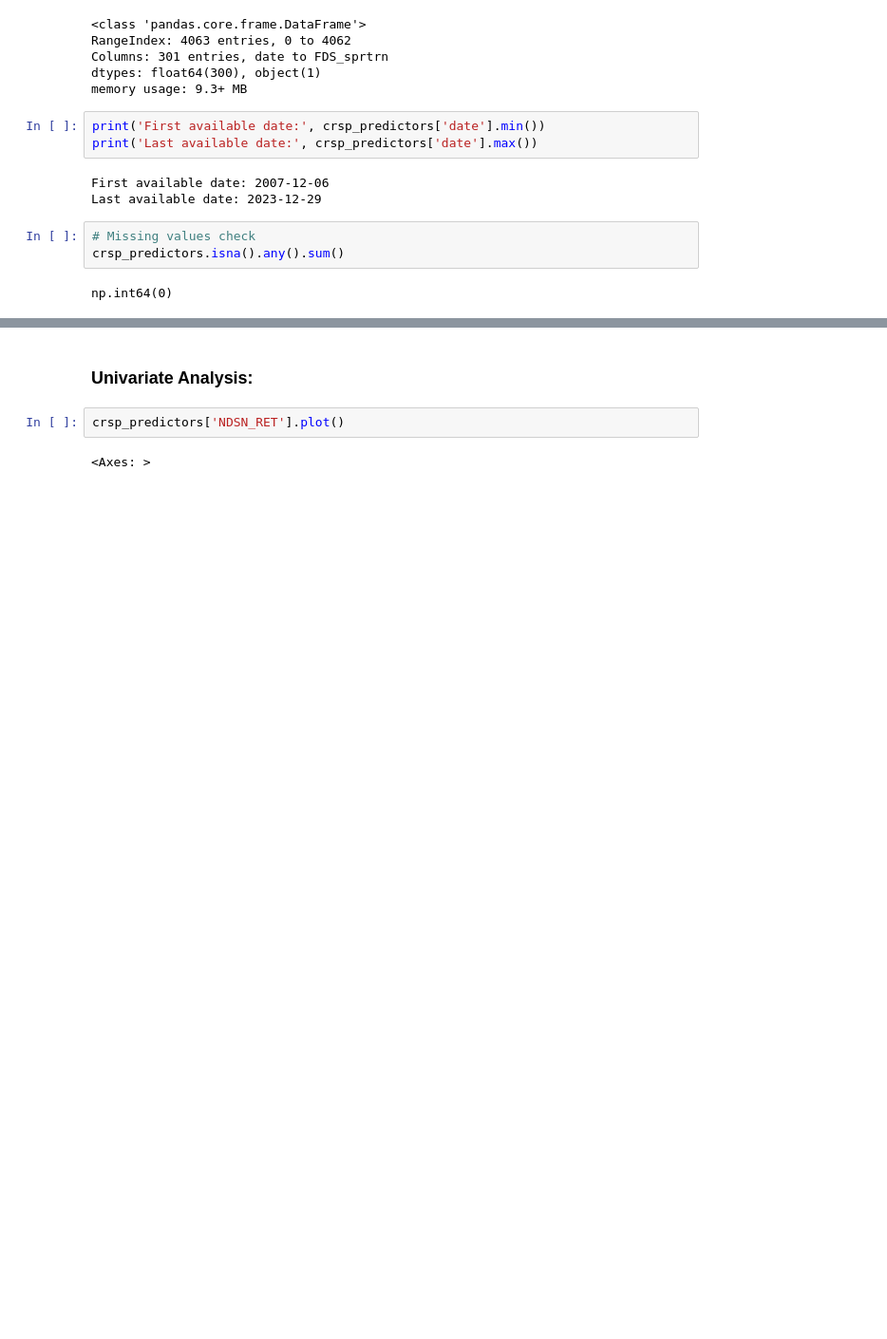
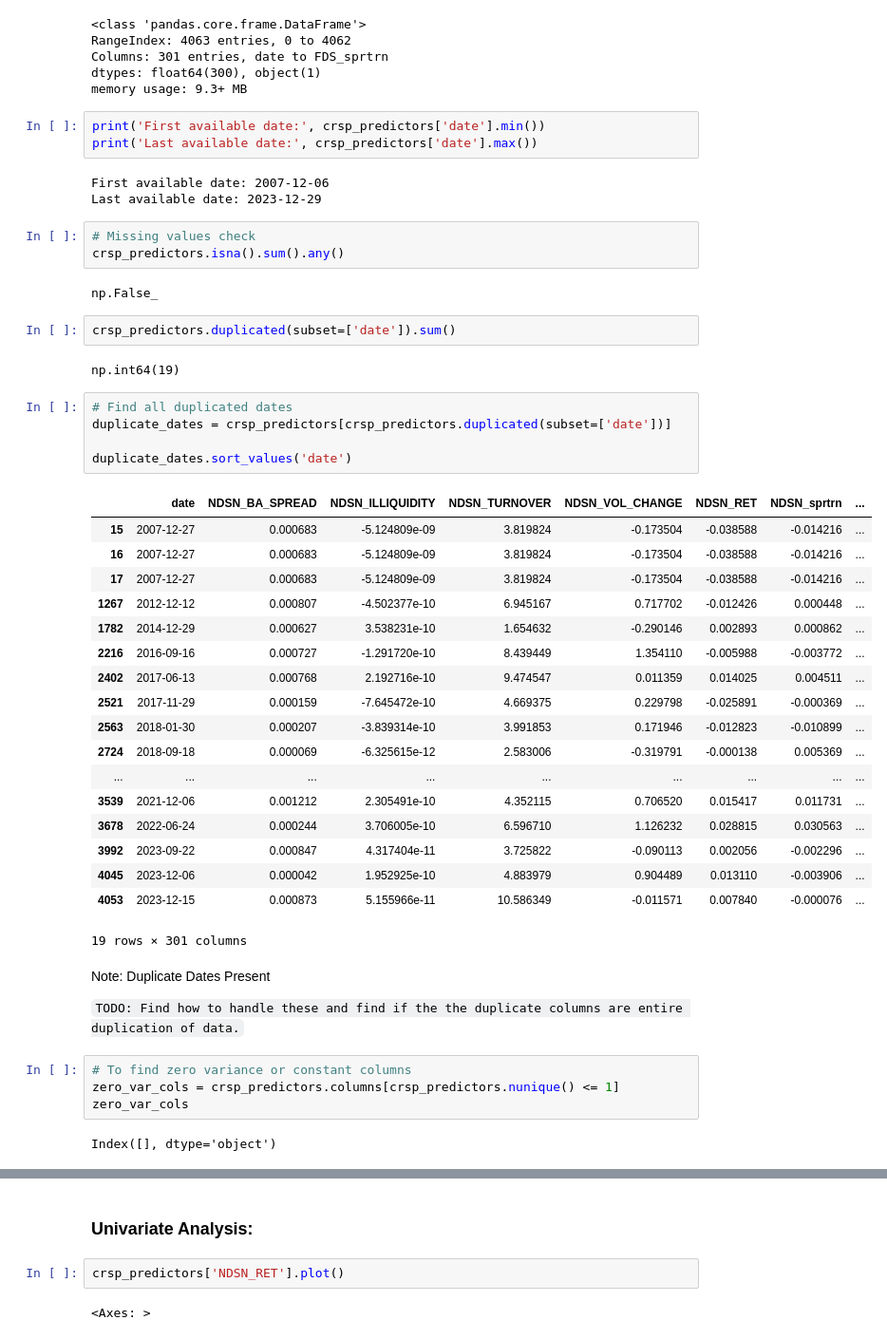
Before and after one commit to travisdesell/exact, a Jupyter notebook: financial_loss_functions/exploration.ipynb, the cells around one changed output, grey strips where cells are left out. Shown at 95% size. Cells and saved outputs as stored; diff of their text form; blank space fills up the shorter version.

```diff
--- a/financial_loss_functions/exploration.ipynb
+++ b/financial_loss_functions/exploration.ipynb
@@ -146,6 +148,44 @@ First available date: 2007-12-06
 Last available date: 2023-12-29
 # %%
 # Missing values check
-crsp_predictors.isna().any().sum()
+crsp_predictors.isna().sum().any()
 # %% [output]
-np.int64(0)
+np.False_
+# %%
+crsp_predictors.duplicated(subset=['date']).sum()
+# %% [output]
+np.int64(19)
+# %%
+# Find all duplicated dates
+duplicate_dates = crsp_predictors[crsp_predictors.duplicated(subset=['date'])]
+
+duplicate_dates.sort_values('date')
+# %% [output]
+|  | date | NDSN_BA_SPREAD | NDSN_ILLIQUIDITY | NDSN_TURNOVER | NDSN_VOL_CHANGE | NDSN_RET | NDSN_sprtrn | ... |
+| 15 | 2007-12-27 | 0.000683 | -5.124809e-09 | 3.819824 | -0.173504 | -0.038588 | -0.014216 | ... |
+| 16 | 2007-12-27 | 0.000683 | -5.124809e-09 | 3.819824 | -0.173504 | -0.038588 | -0.014216 | ... |
+| 17 | 2007-12-27 | 0.000683 | -5.124809e-09 | 3.819824 | -0.173504 | -0.038588 | -0.014216 | ... |
+| 1267 | 2012-12-12 | 0.000807 | -4.502377e-10 | 6.945167 | 0.717702 | -0.012426 | 0.000448 | ... |
+| 1782 | 2014-12-29 | 0.000627 | 3.538231e-10 | 1.654632 | -0.290146 | 0.002893 | 0.000862 | ... |
+| 2216 | 2016-09-16 | 0.000727 | -1.291720e-10 | 8.439449 | 1.354110 | -0.005988 | -0.003772 | ... |
+| 2402 | 2017-06-13 | 0.000768 | 2.192716e-10 | 9.474547 | 0.011359 | 0.014025 | 0.004511 | ... |
+| 2521 | 2017-11-29 | 0.000159 | -7.645472e-10 | 4.669375 | 0.229798 | -0.025891 | -0.000369 | ... |
+| 2563 | 2018-01-30 | 0.000207 | -3.839314e-10 | 3.991853 | 0.171946 | -0.012823 | -0.010899 | ... |
+| 2724 | 2018-09-18 | 0.000069 | -6.325615e-12 | 2.583006 | -0.319791 | -0.000138 | 0.005369 | ... |
+| ... | ... | ... | ... | ... | ... | ... | ... | ... |
+| 3539 | 2021-12-06 | 0.001212 | 2.305491e-10 | 4.352115 | 0.706520 | 0.015417 | 0.011731 | ... |
+| 3678 | 2022-06-24 | 0.000244 | 3.706005e-10 | 6.596710 | 1.126232 | 0.028815 | 0.030563 | ... |
+| 3992 | 2023-09-22 | 0.000847 | 4.317404e-11 | 3.725822 | -0.090113 | 0.002056 | -0.002296 | ... |
+| 4045 | 2023-12-06 | 0.000042 | 1.952925e-10 | 4.883979 | 0.904489 | 0.013110 | -0.003906 | ... |
+| 4053 | 2023-12-15 | 0.000873 | 5.155966e-11 | 10.586349 | -0.011571 | 0.007840 | -0.000076 | ... |
+19 rows × 301 columns
+# %% [markdown]
+Note: Duplicate Dates Present
+
+`TODO: Find how to handle these and find if the the duplicate columns are entire duplication of data.`
+# %%
+# To find zero variance or constant columns
+zero_var_cols = crsp_predictors.columns[crsp_predictors.nunique() <= 1]
+zero_var_cols
+# %% [output]
+Index([], dtype='object')
```
Also changed, not shown: parts of 5 cells of this notebook.
